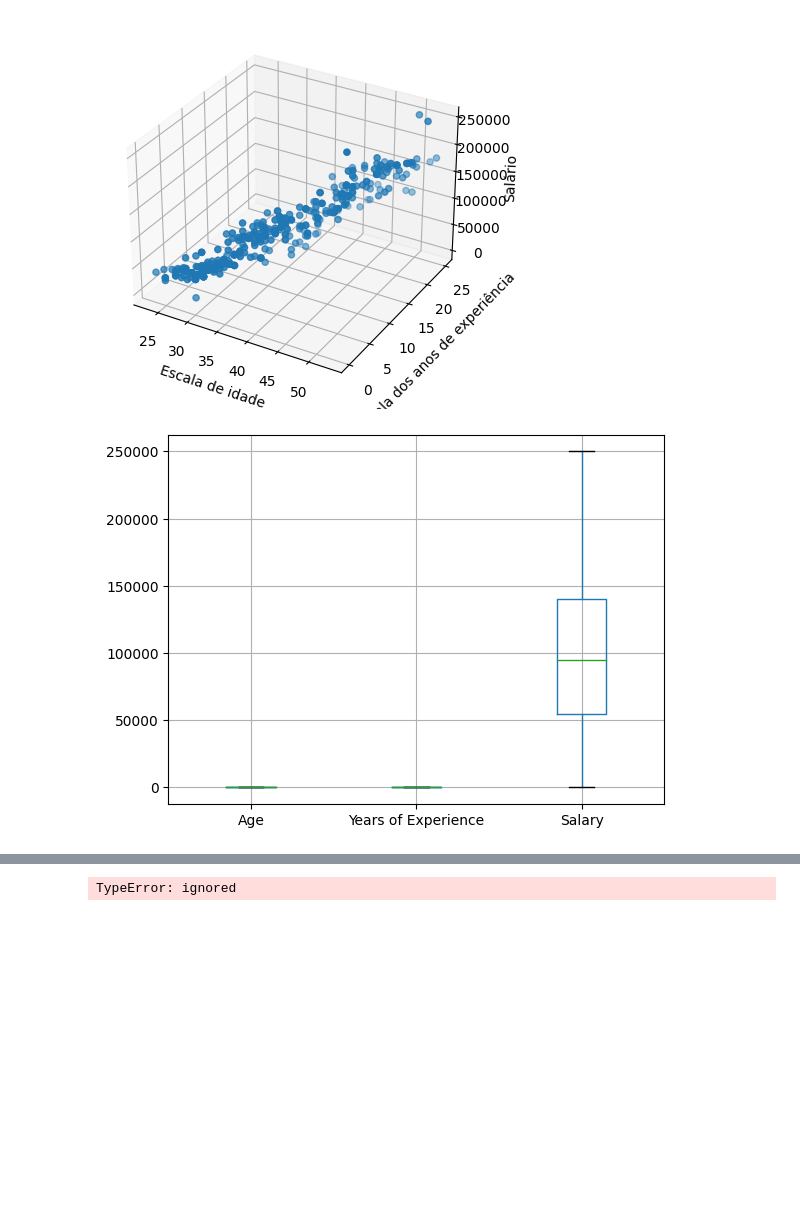
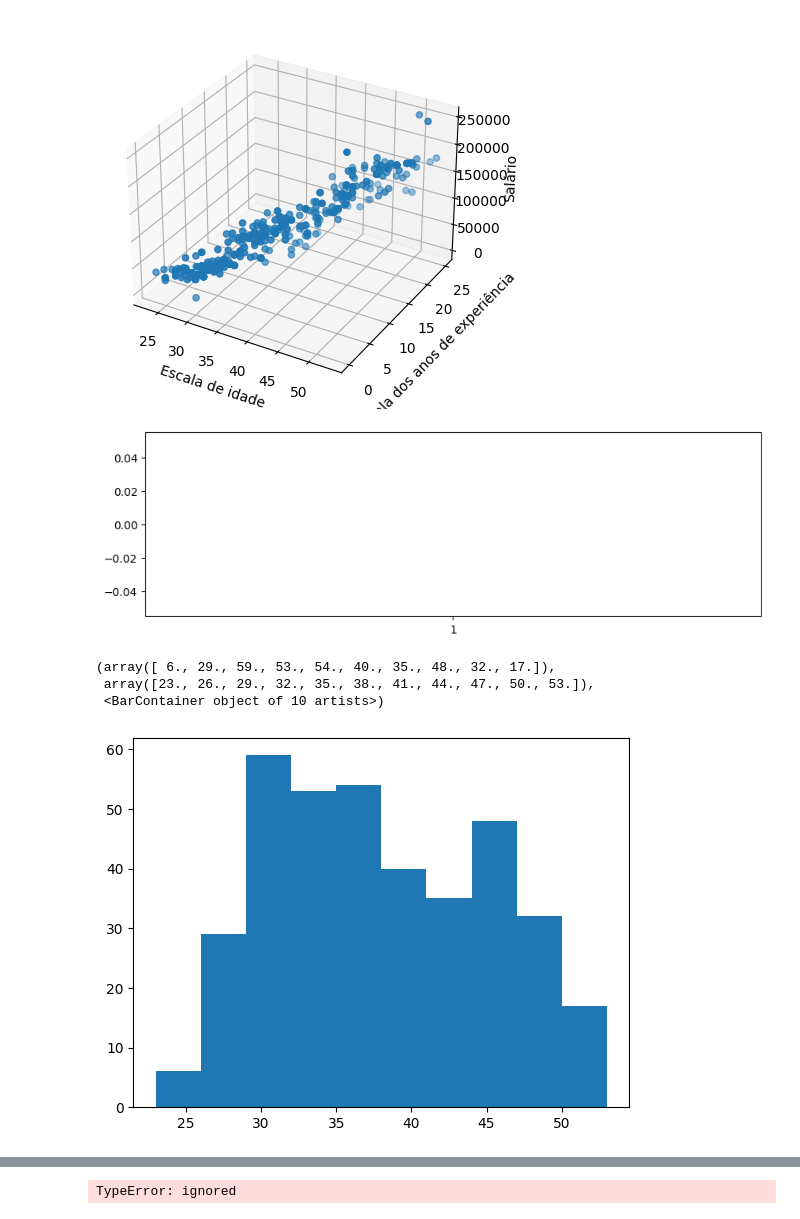
Before and after one commit to PauloQuirinoCD/Projeto_Salary, a Jupyter notebook: Projeto_Aplicação_de_Métodos_de_machine_learning(salary)_Template.ipynb, the cells around one changed output, grey strips where cells are left out. Cells and saved outputs as stored; diff of their text form; code cells hidden in the pictures; blank space fills up the shorter version.

```diff
--- a/Projeto_Aplicação_de_Métodos_de_machine_learning(salary)_Template.ipynb
+++ b/Projeto_Aplicação_de_Métodos_de_machine_learning(salary)_Template.ipynb
@@ -147,13 +175,25 @@ ax.set_zlabel('Salário')
 plt.show()
 # %% [output]
 [figure]
-# %%
-# box plot para vizualização entre as escalas destas variáveis
-dados.boxplot(column=['Age','Years of Experience','Salary'])
-#fig, ax = plt.subplots()
-plt.show()
-# %% [output]
-[figure, removed]
+# %%
+idade = dados['Age']
+experiencia = dados['Years of Experience']
+salario = dados['Salary']
+data = [idade, experiencia, salario]
+
+fig = plt.figure(figsize =(10, 3))
+ax = fig.add_axes(111)
+bp = ax.boxplot(idade)
+plt.show()
+# %% [output]
+[figure, added]
+# %%
+plt.hist(dados['Age'])
+# %% [output]
+(array([ 6., 29., 59., 53., 54., 40., 35., 48., 32., 17.]),
+ array([23., 26., 29., 32., 35., 38., 41., 44., 47., 50., 53.]),
+ <BarContainer object of 10 artists>)
+[figure, added]
 # %%
 # faz sentido que essas duas variáveis estão na mesma escala, as duas são contadas atraves de anos.
 # logo usa-la inicialmente como variáveis independentes para prevê o salário podemos ter um bom desempenho.
```
Also changed, not shown: parts of 30 cells of this notebook, 1 other file.
